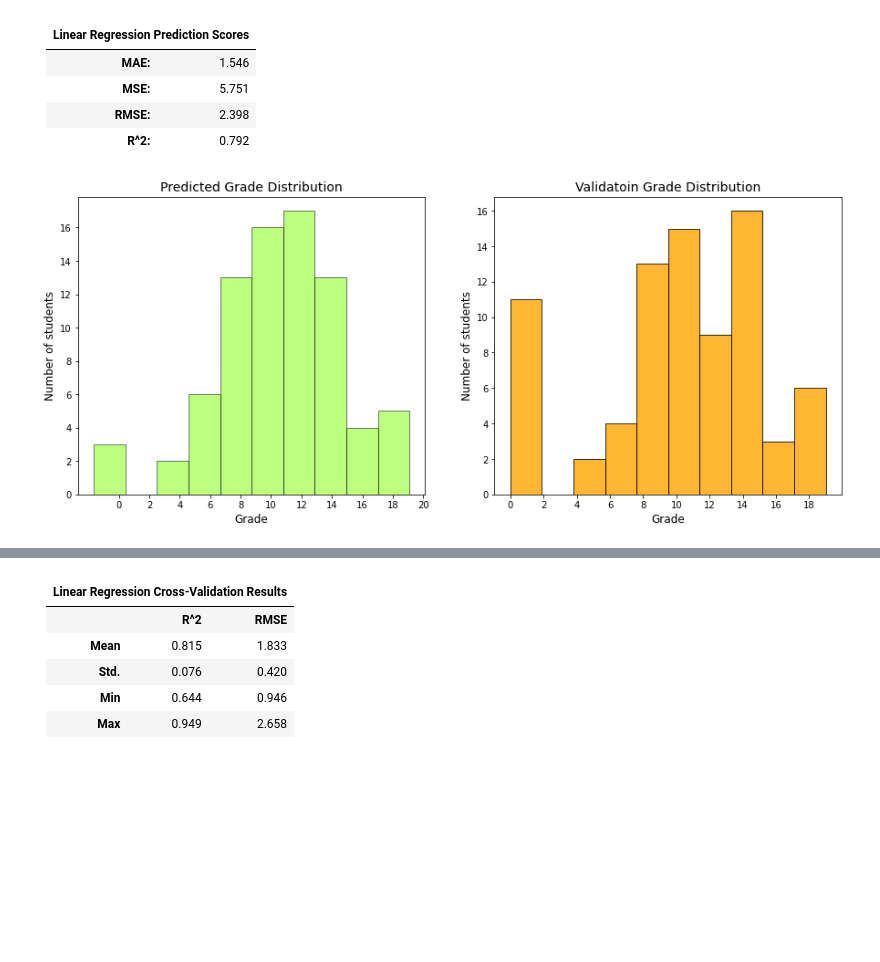
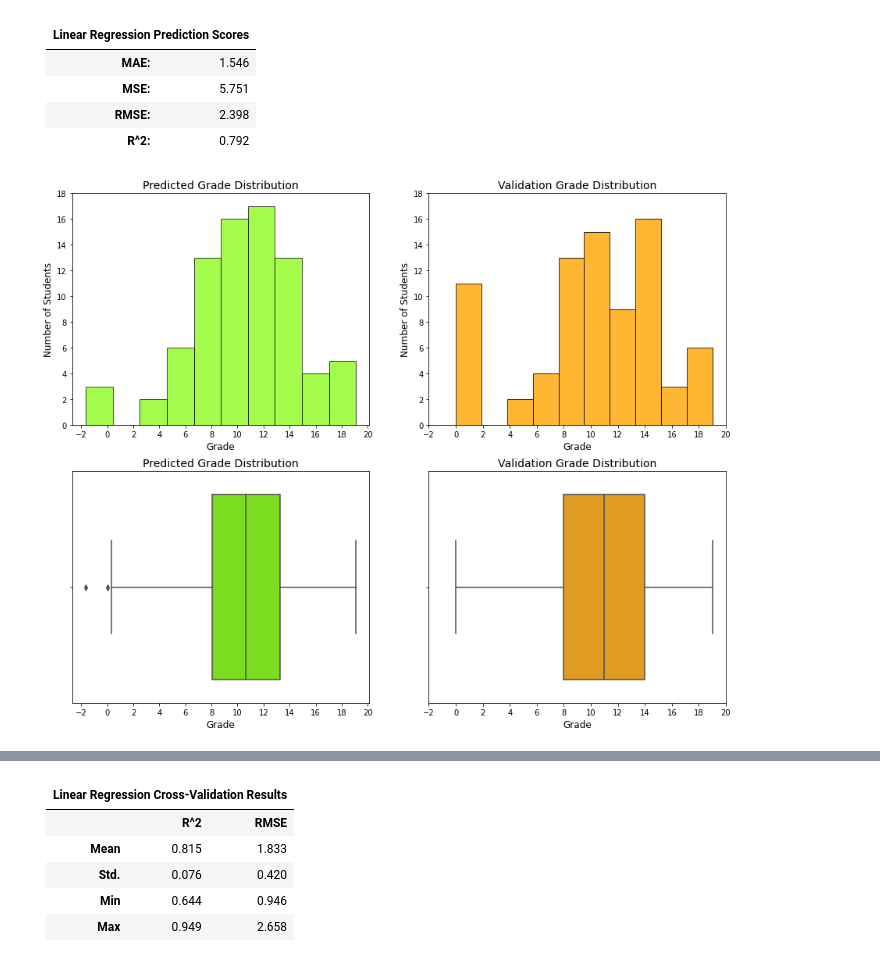
Before and after one commit to MarkLee7925/Student-Grade-Regression, a Jupyter notebook: Math/Student_Grade_Regression_Math.ipynb, the cells around one changed output, grey strips where cells are left out. Saved outputs shown, nothing was run; the diff lists cells and outputs as text; code cells hidden in the pictures; blank space fills up the shorter version.

```diff
--- a/Math/Student_Grade_Regression_Math.ipynb
+++ b/Math/Student_Grade_Regression_Math.ipynb
@@ -327,0 +327,12 @@ print(X)
+# %%
+from sklearn.preprocessing import LabelEncoder
+
+# Label Encode Columns, Indices: 0-1, 3-5, 15-22
+le = LabelEncoder()
+le_columns = [0, 1, 3, 4, 5, 8, 9, 10, 11, 15, 16, 17, 18, 19, 20, 21, 22]
+
+# Apply Label Encoding
+for i in le_columns:
+  X[:, i] = le.fit_transform(X[:, i])
+
+print(X)
@@ -407,26 +430,41 @@ R^2 Score: 0.792
   </tbody>
 </table>
 # %%
-# Plot histogram for lr_pred
-fig1 = plt.figure(figsize=(15, 6))
-ax1 = fig1.add_subplot(1, 2, 1)
-plt.xticks(np.arange(0, 22, 2))
-plt.yticks(np.arange(0, 22, 2))
-plt.hist(x=lr_pred, facecolor='lawngreen', alpha=0.5, edgecolor='black')
+lr_dist = plt.figure(figsize=(15, 12))
+
+# Histogram for lr_pred
+ax1 = lr_dist.add_subplot(2, 2, 1)
+ax1 = plt.hist(x=lr_pred, facecolor='lawngreen', alpha=0.7, edgecolor='black')
+plt.xticks(np.arange(-2, 22, 2))
+plt.yticks(np.arange(0, 20, 2))
 plt.xlabel('Grade', fontsize=12)
-plt.ylabel('Number of students', fontsize=12)
+plt.ylabel('Number of Students', fontsize=12)
 plt.title('Predicted Grade Distribution', fontsize=14)
 
-# Plot histogram for y_test
-ax1 = fig1.add_subplot(1, 2, 2)
-plt.xticks(np.arange(0, 22, 2))
-plt.yticks(np.arange(0, 22, 2))
-plt.hist(x=y_test, facecolor='orange', alpha=0.8, edgecolor='black')
+# Histogram for y_test
+ax2 = lr_dist.add_subplot(2, 2, 2)
+ax2 = plt.hist(x=y_test, facecolor='orange', alpha=0.8, edgecolor='black')
+plt.xticks(np.arange(-2, 22, 2))
+plt.yticks(np.arange(0, 20, 2))
 plt.xlabel('Grade', fontsize=12)
-plt.ylabel('Number of students', fontsize=12)
-plt.title('Validatoin Grade Distribution', fontsize=14)
+plt.ylabel('Number of Students', fontsize=12)
+plt.title('Validation Grade Distribution', fontsize=14)
+
+# Box plot for lr_pred
+ax3 = lr_dist.add_subplot(2, 2, 3)
+ax3 = sns.boxplot(x=lr_pred, color='lawngreen')
+plt.xticks(np.arange(-2, 22, 2))
+plt.xlabel('Grade', fontsize=12)
+plt.title('Predicted Grade Distribution', fontsize=14)
+
+# Box plot for y_test
+ax4 = lr_dist.add_subplot(2, 2, 4)
+ax4 = sns.boxplot(x=y_test, color='orange')
+plt.xticks(np.arange(-2, 22, 2))
+plt.xlabel('Grade', fontsize=12)
+plt.title('Validation Grade Distribution', fontsize=14)
 
 # Show subplot
 plt.show()
 # %% [output]
-[figure, old version]
+[figure, new version]
```
Also changed, not shown: parts of 33 cells of this notebook.
